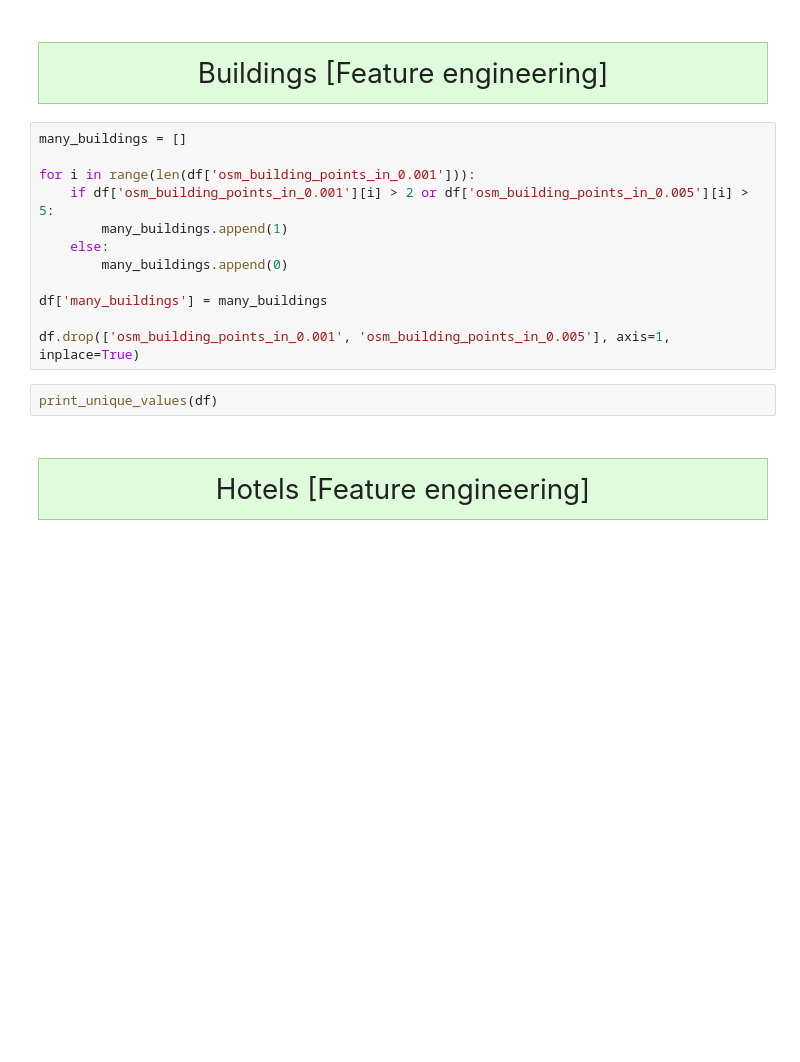
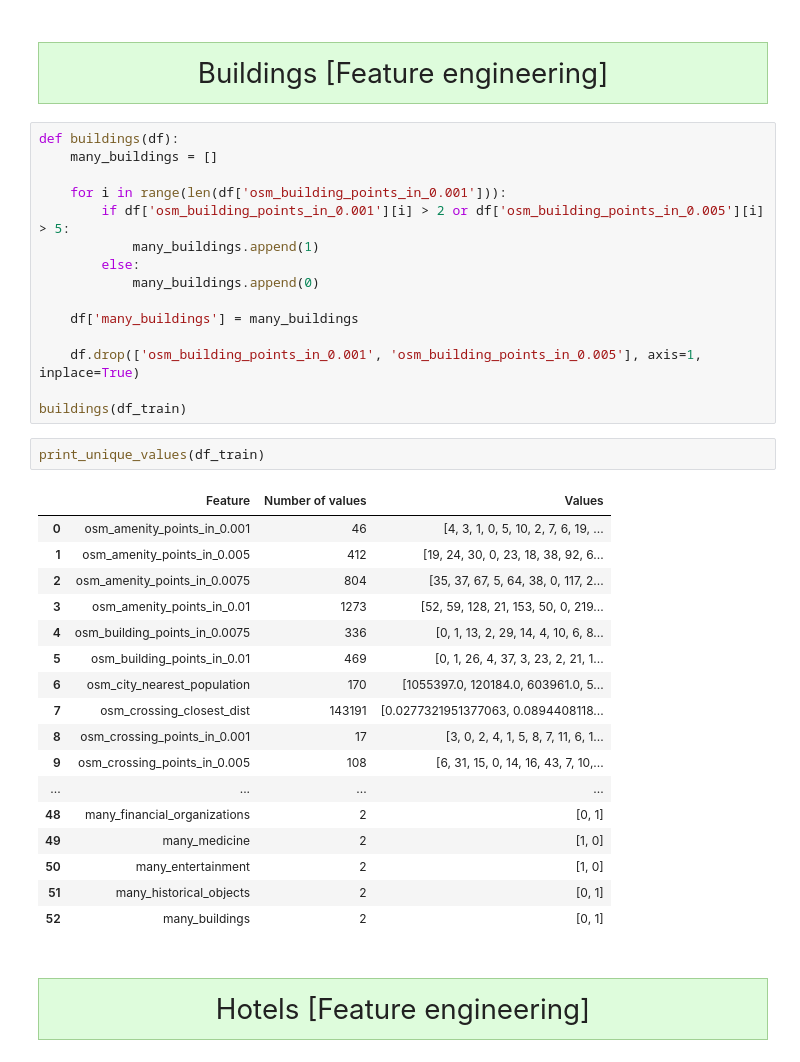
Before and after one commit to vladislavkruglikov/Raifhack-DS-2021-Fall, a Jupyter notebook: raifhack-ds-2021-fall.ipynb, the cells around one changed output. Cells and saved outputs as stored; diff of their text form; blank space fills up the shorter version.

```diff
--- a/raifhack-ds-2021-fall.ipynb
+++ b/raifhack-ds-2021-fall.ipynb
@@ -258,19 +369,40 @@ df.drop(['osm_historic_points_in_0.005', 'osm_historic_points_in_0.0075', 'osm_h
 # %% [markdown]
 <h1 style='background-color: #defcdc; border: 1px solid #a1d194; padding: 10px; font-weight: 400; text-align:center'>Buildings [Feature engineering]</h1>
 # %%
-many_buildings = []
+def buildings(df):
+    many_buildings = []
 
-for i in range(len(df['osm_building_points_in_0.001'])):
-    if df['osm_building_points_in_0.001'][i] > 2 or df['osm_building_points_in_0.005'][i] > 5:
-        many_buildings.append(1)
-    else:
-        many_buildings.append(0)
+    for i in range(len(df['osm_building_points_in_0.001'])):
+        if df['osm_building_points_in_0.001'][i] > 2 or df['osm_building_points_in_0.005'][i] > 5:
+            many_buildings.append(1)
+        else:
+            many_buildings.append(0)
 
-df['many_buildings'] = many_buildings
+    df['many_buildings'] = many_buildings
 
-df.drop(['osm_building_points_in_0.001', 'osm_building_points_in_0.005'], axis=1, inplace=True)
+    df.drop(['osm_building_points_in_0.001', 'osm_building_points_in_0.005'], axis=1, inplace=True)
+
+buildings(df_train)
 # %%
-print_unique_values(df)
+print_unique_values(df_train)
+# %% [output]
+|  | Feature | Number of values | Values |
+| 0 | osm_amenity_points_in_0.001 | 46 | [4, 3, 1, 0, 5, 10, 2, 7, 6, 19, ... |
+| 1 | osm_amenity_points_in_0.005 | 412 | [19, 24, 30, 0, 23, 18, 38, 92, 6... |
+| 2 | osm_amenity_points_in_0.0075 | 804 | [35, 37, 67, 5, 64, 38, 0, 117, 2... |
+| 3 | osm_amenity_points_in_0.01 | 1273 | [52, 59, 128, 21, 153, 50, 0, 219... |
+| 4 | osm_building_points_in_0.0075 | 336 | [0, 1, 13, 2, 29, 14, 4, 10, 6, 8... |
+| 5 | osm_building_points_in_0.01 | 469 | [0, 1, 26, 4, 37, 3, 23, 2, 21, 1... |
+| 6 | osm_city_nearest_population | 170 | [1055397.0, 120184.0, 603961.0, 5... |
+| 7 | osm_crossing_closest_dist | 143191 | [0.0277321951377063, 0.0894408118... |
+| 8 | osm_crossing_points_in_0.001 | 17 | [3, 0, 2, 4, 1, 5, 8, 7, 11, 6, 1... |
+| 9 | osm_crossing_points_in_0.005 | 108 | [6, 31, 15, 0, 14, 16, 43, 7, 10,... |
+| ... | ... | ... | ... |
+| 48 | many_financial_organizations | 2 | [0, 1] |
+| 49 | many_medicine | 2 | [1, 0] |
+| 50 | many_entertainment | 2 | [1, 0] |
+| 51 | many_historical_objects | 2 | [0, 1] |
+| 52 | many_buildings | 2 | [0, 1] |
 # %% [markdown]
 <h1 style='background-color: #defcdc; border: 1px solid #a1d194; padding: 10px; font-weight: 400; text-align:center'>Hotels [Feature engineering]</h1>
 # %%
```
Also changed, not shown: parts of 74 cells of this notebook.
